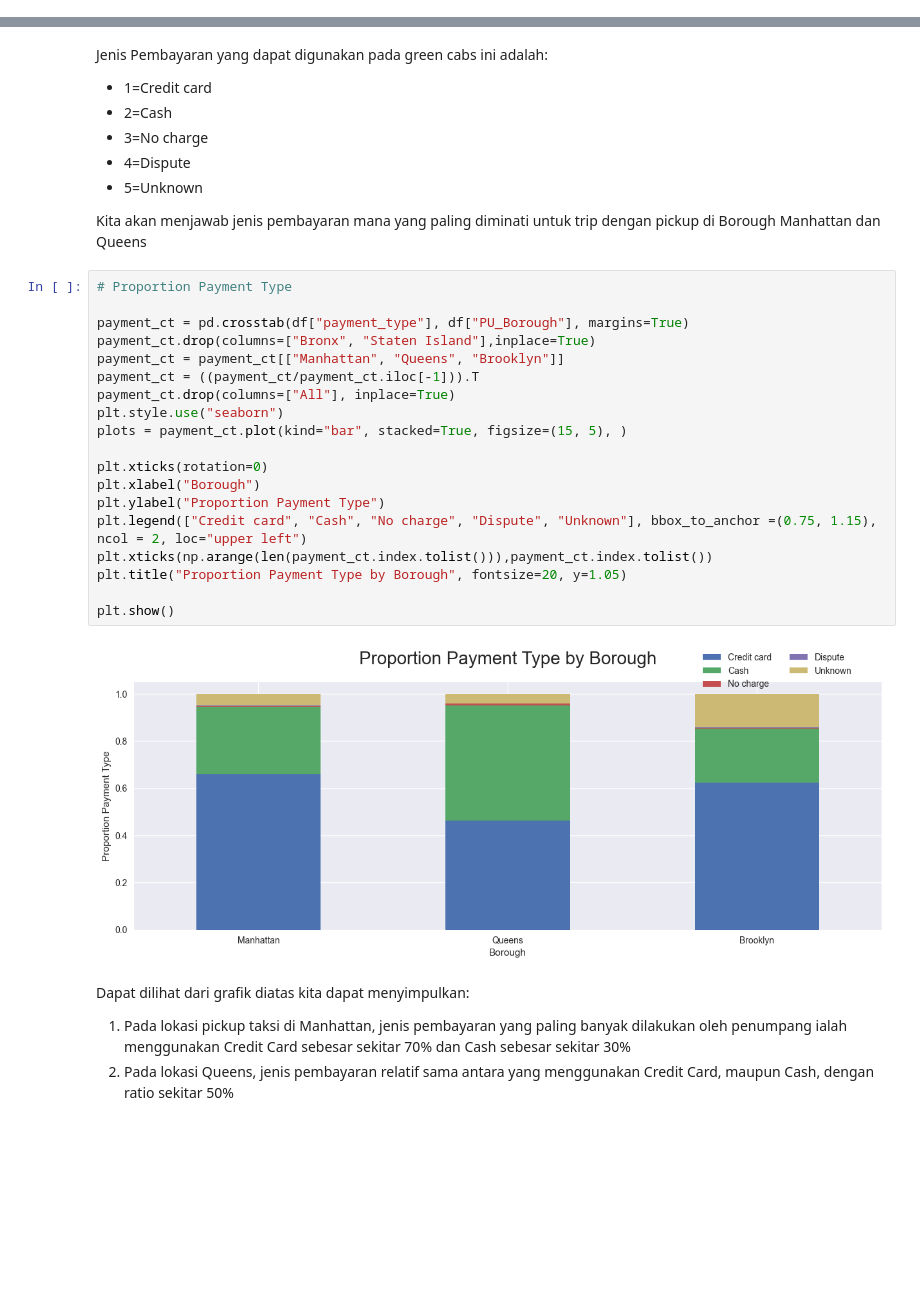
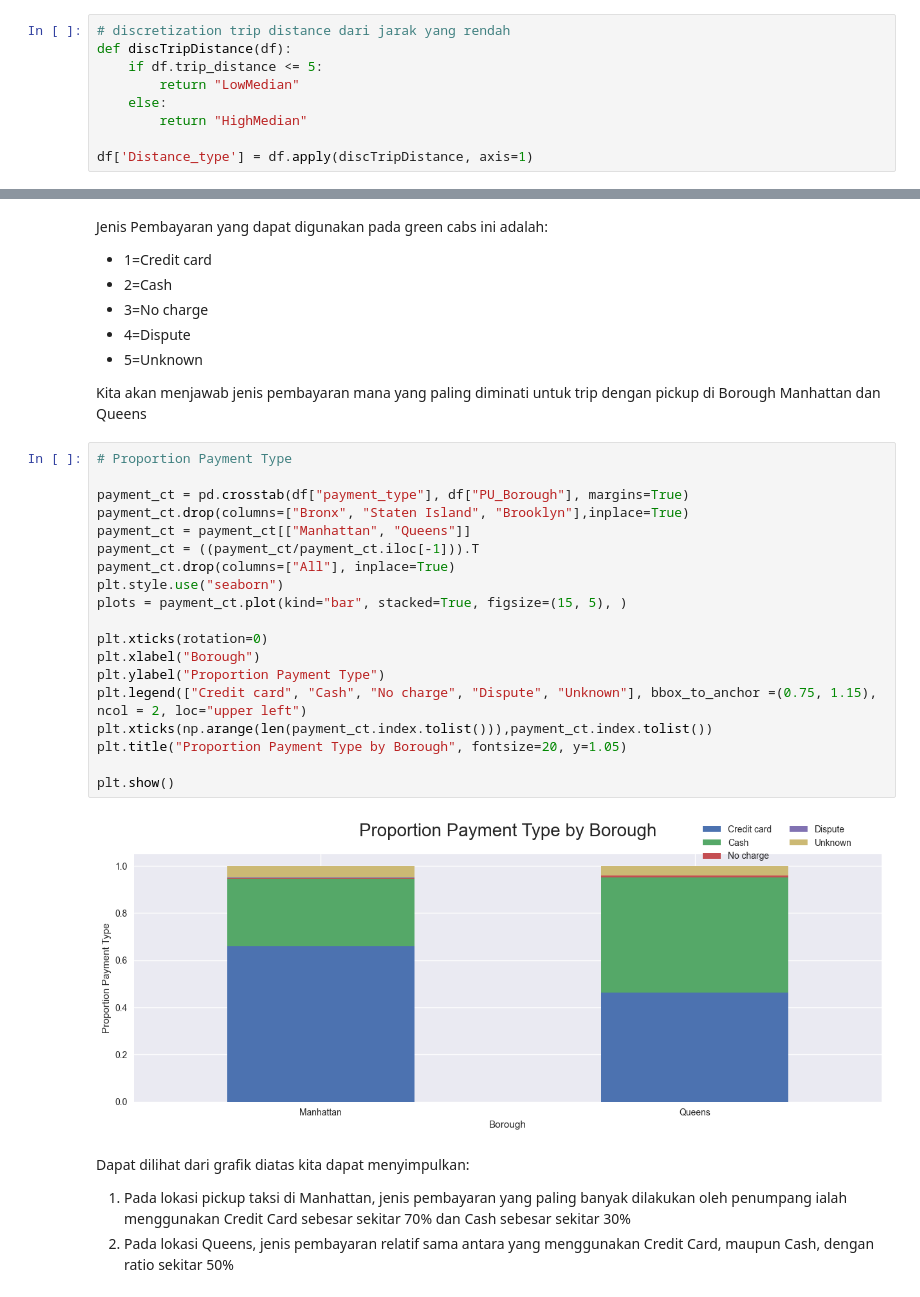
Before and after one commit to fathurizkym/ecommerce_churn_analysis, a Jupyter notebook: notebooks/Data_Analysis.ipynb, the cells around one changed output, grey strips where cells are left out. Saved outputs shown, nothing was run; the diff lists cells and outputs as text; blank space fills up the shorter version.

```diff
--- a/notebooks/Data_Analysis.ipynb
+++ b/notebooks/Data_Analysis.ipynb
@@ -518,0 +516,9 @@ Dari dua grafik diatas kita bisa mendapatkan informasi data trip distance berdis
+# %%
+# discretization trip distance dari jarak yang rendah
+def discTripDistance(df):
+    if df.trip_distance <= 5:
+        return "LowMedian"
+    else:
+        return "HighMedian"
+
+df['Distance_type'] = df.apply(discTripDistance, axis=1)
@@ -598,24 +654,24 @@ Kita akan menjawab jenis pembayaran mana yang paling diminati untuk trip dengan
 # %%
 # Proportion Payment Type
 
 payment_ct = pd.crosstab(df["payment_type"], df["PU_Borough"], margins=True)
-payment_ct.drop(columns=["Bronx", "Staten Island"],inplace=True)
-payment_ct = payment_ct[["Manhattan", "Queens", "Brooklyn"]]
+payment_ct.drop(columns=["Bronx", "Staten Island", "Brooklyn"],inplace=True)
+payment_ct = payment_ct[["Manhattan", "Queens"]]
 payment_ct = ((payment_ct/payment_ct.iloc[-1])).T
 payment_ct.drop(columns=["All"], inplace=True)
 plt.style.use("seaborn")
 plots = payment_ct.plot(kind="bar", stacked=True, figsize=(15, 5), )
 
 plt.xticks(rotation=0)
 plt.xlabel("Borough")
 plt.ylabel("Proportion Payment Type")
 plt.legend(["Credit card", "Cash", "No charge", "Dispute", "Unknown"], bbox_to_anchor =(0.75, 1.15), ncol = 2, loc="upper left")
 plt.xticks(np.arange(len(payment_ct.index.tolist())),payment_ct.index.tolist())
 plt.title("Proportion Payment Type by Borough", fontsize=20, y=1.05)
 
 plt.show()
 # %% [output]
-[figure, old version]
+[figure, new version]
 # %% [markdown]
 Dapat dilihat dari grafik diatas kita dapat menyimpulkan:
 1. Pada lokasi pickup taksi di Manhattan, jenis pembayaran yang paling banyak dilakukan oleh penumpang ialah menggunakan Credit Card sebesar sekitar 70% dan Cash sebesar sekitar 30%
```
Also changed, not shown: parts of 26 cells of this notebook.
